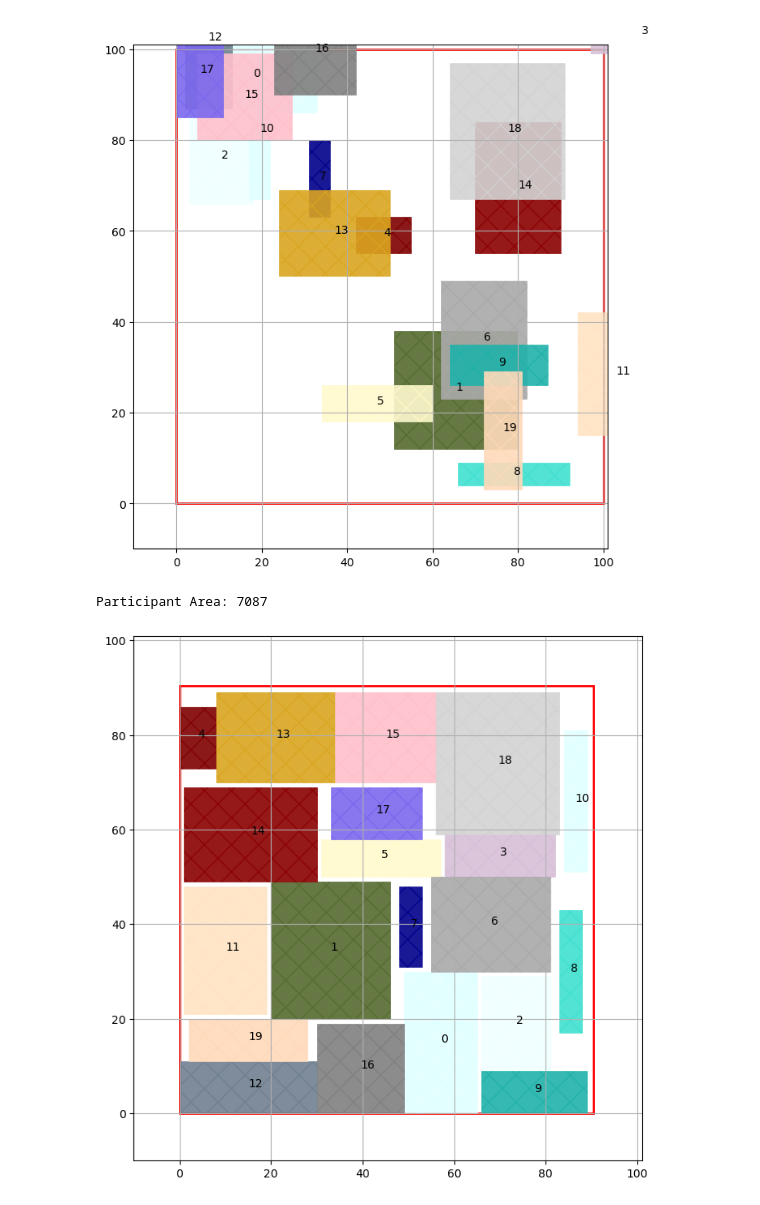
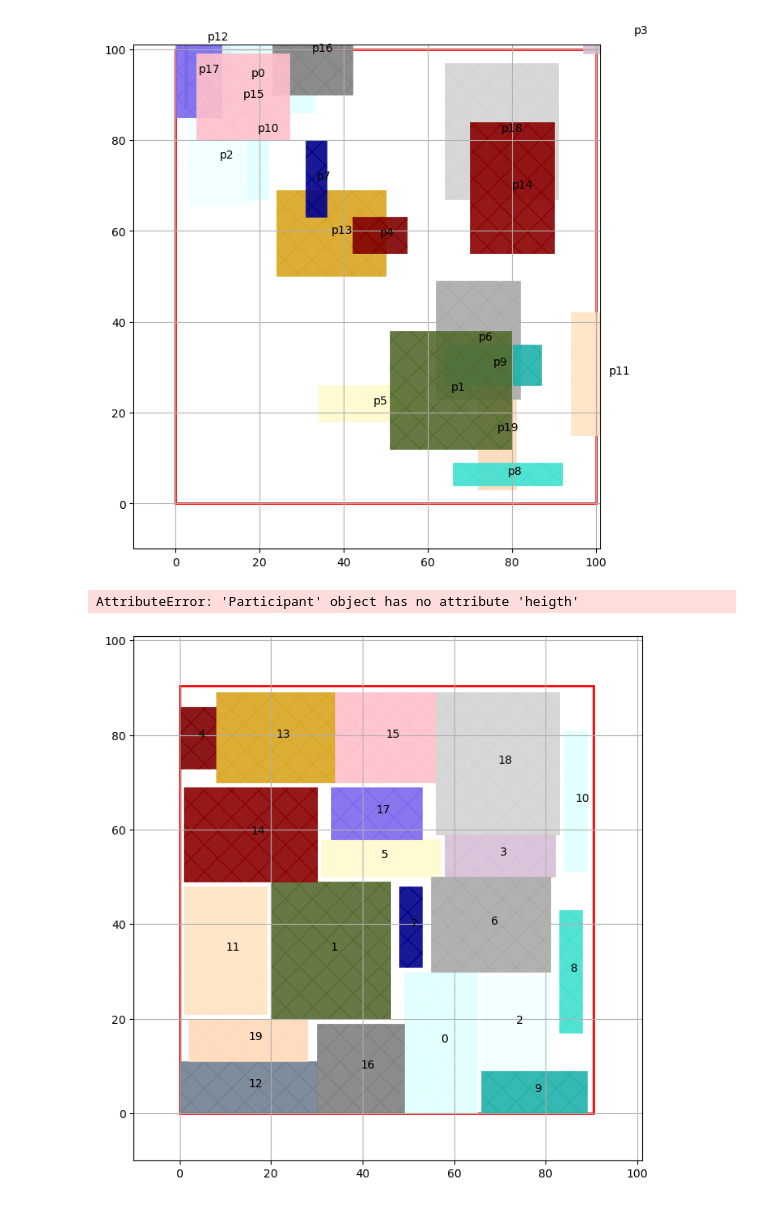
Before and after one commit to TiMo3654/abf, a Jupyter notebook: tests.ipynb, the cells around one changed output. Drawn from its saved outputs; the diff is of its cells as text; code cells hidden in the pictures.

Commit message:
working participant generation and plot

```diff
--- a/tests.ipynb
+++ b/tests.ipynb
@@ -22,44 +21,44 @@ critical_amount     = 100
 # ds_goal             = 20.0
 
 #Random
-layout_zone         = {"xmin"   : 0, "ymin"   : 0, "width"  : 100, "height" : 100}
+layout_zone         = Rectangle(0,0,100,100)    #{"xmin"   : 0, "ymin"   : 0, "width"  : 100, "height" : 100}
 participants        = generate_unconnected_participants(20, layout_zone, 30, 30, 420)
 ds_goal             = 15.0
 
 # #Random with nets
 # layout_zone         = {"xmin"   : 0, "ymin"   : 0, "width"  : 80, "height" : 80}
 # participants        = generate_connected_participants(10, 5, 3, layout_zone, 30, 30, 69)    # {"xmin"   : 0, "ymin"   : 0, "width"  : 80, "height" : 80} + (10, 5, 3, layout_zone, 30, 30, 69)-> Oscillation
 # ds_goal             = 13.0
 
 # # Perfect square
 # layout_zone         = {"xmin"   : 0, "ymin"   : 0, "width"  : 100, "height" : 100}
 # participants        = generate_unconnected_equal_quadratic_participants(9, layout_zone, 31, 420)
 # ds_goal             = 0.48
 
 # # Wheel
 # layout_zone         = {"xmin"   : 0, "ymin"   : 0, "width"  : 300, "height" : 300}
 # participants        = generate_unconnected_wheel_participants(layout_zone, 100, 999)
 # ds_goal             = 0.48
 
 # # Zone filling participants
 # layout_zone         = {"xmin"   : 0, "ymin"   : 0, "width"  : 100, "height" : 100}
 # participants        = generate_unconnected_zone_filling_participants(5, 3, layout_zone, 777)
 # ds_goal             = 0.48
 # layout_zone         = {"xmin"   : 0, "ymin"   : 0, "width"  : 200, "height" : 200}  # Overwrite layout zone used for generation to allow room for movement
 
 
-plot_size           = 1.01 * layout_zone["width"]
+plot_size           = 1.01 * layout_zone.width
 
 
 a = plot_participants(layout_zone, participants, plot_size, plot_size, plot_connections= True)
 # %% [output]
-[figure, old version]
+[figure, new version]
 # %%
 participants            = determine_initial_conditions(participants, layout_zone, conciliation_quota, critical_amount)
 
 print('Participant Area: ' + str(calculate_all_participants_area(participants)))
 # %% [output]
-Participant Area: 7087
+AttributeError: 'Participant' object has no attribute 'heigth'
 # %%
 id_list = [p['idx'] for p in (participants.values())]
 
```
Also changed, not shown: parts of 1 cell of this notebook, 2 other files.
